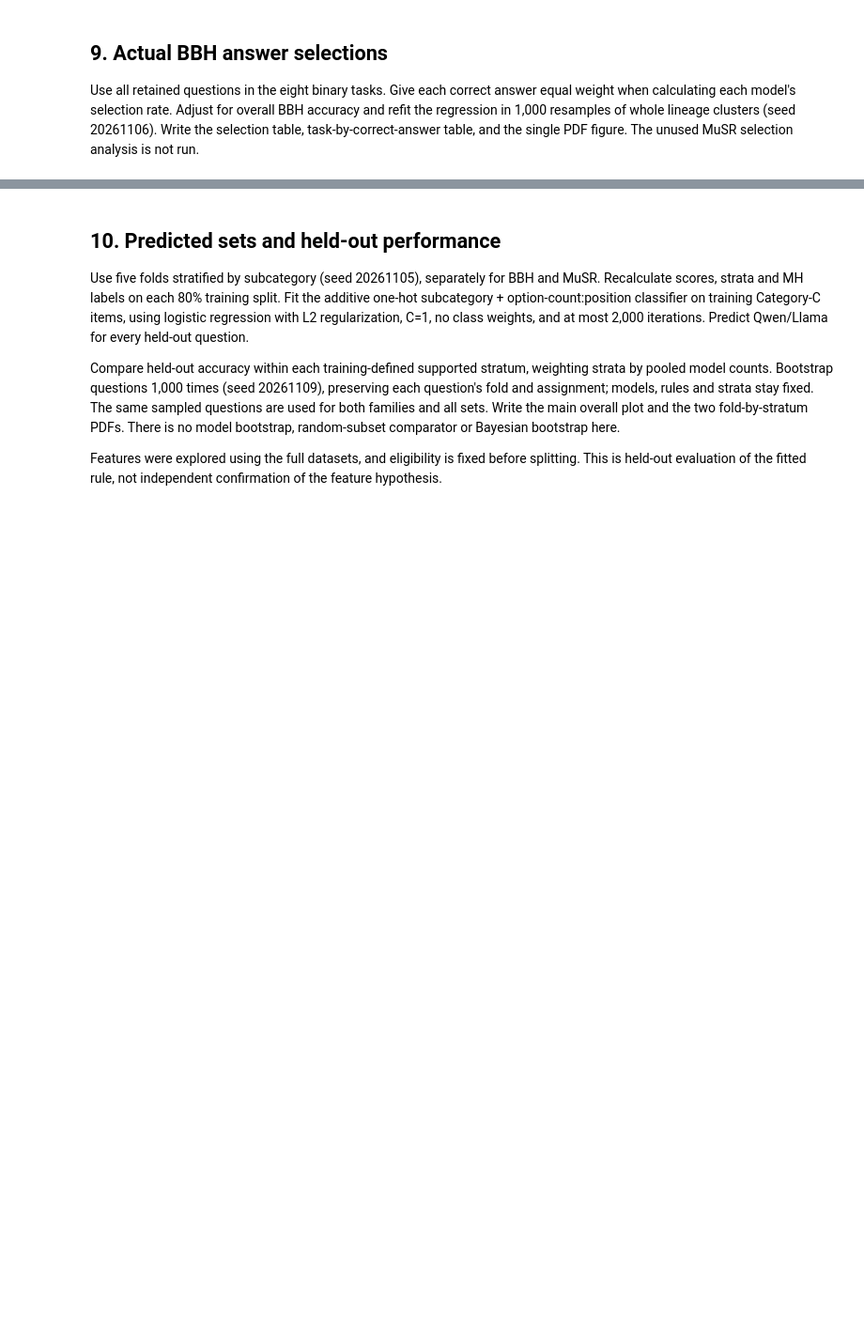
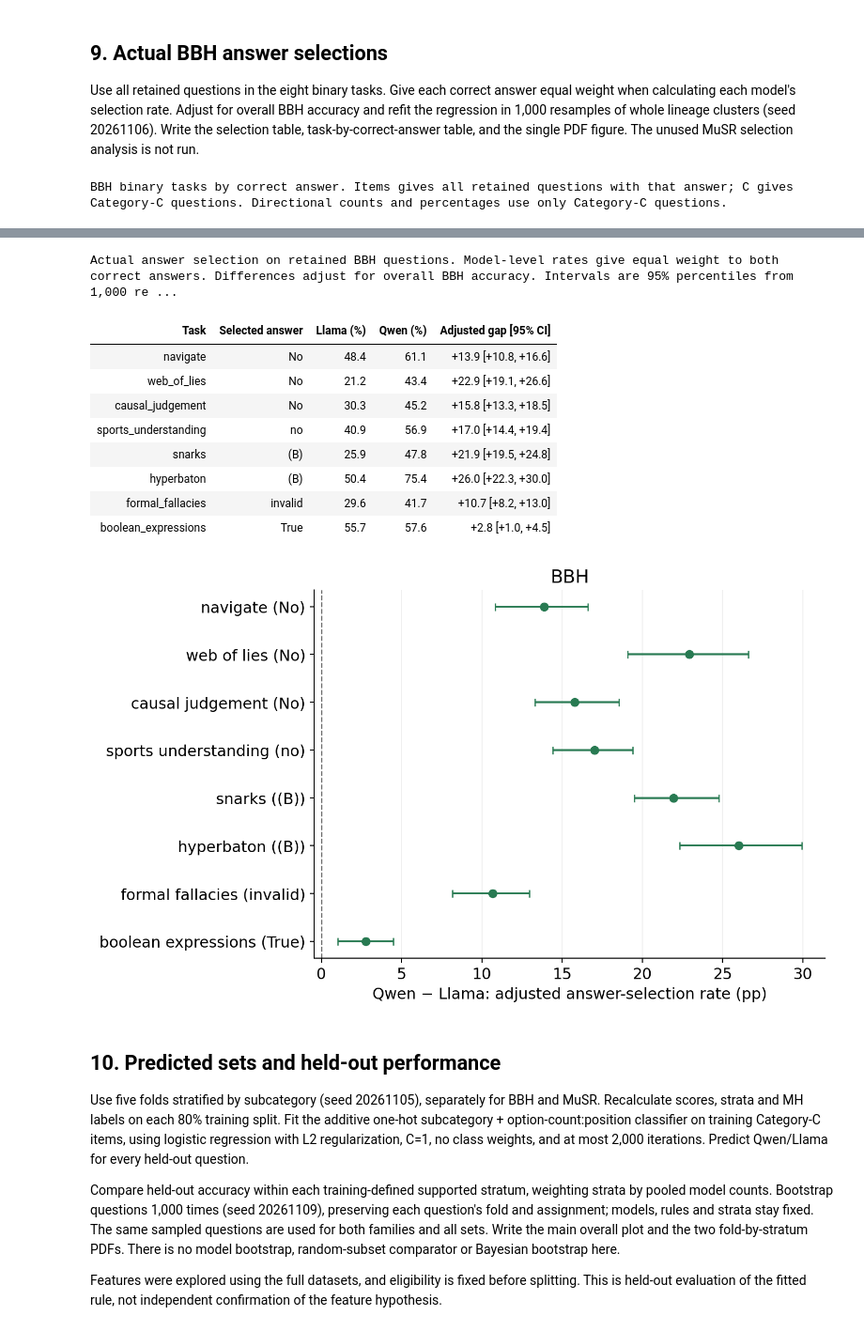
Before and after one commit to Jasoncho0914/llm-benchmark-dif, a Jupyter notebook: reproduce.ipynb, the cells around one changed output, grey strips where cells are left out. Shown at 94% size. Saved outputs shown, nothing was run; the diff lists cells and outputs as text; code cells hidden in the pictures; blank space fills up the shorter version.

```diff
--- a/reproduce.ipynb
+++ b/reproduce.ipynb
@@ -94,4 +291,6 @@ display(content.position_regressions(study))
 ## 9. Actual BBH answer selections
 Use all retained questions in the eight binary tasks. Give each correct answer equal weight when calculating each model's selection rate. Adjust for overall BBH accuracy and refit the regression in 1,000 resamples of whole lineage clusters (seed 20261106). Write the selection table, task-by-correct-answer table, and the single PDF figure. The unused MuSR selection analysis is not run.
 # %%
-display(content.answer_selections(study))
+content.answer_selections(study);
+# %% [output]
+BBH binary tasks by correct answer. Items gives all retained questions with that answer; C gives Category-C questions. Directional counts and percentages use only Category-C questions.
@@ -98,3 +314,14 @@ display(content.answer_selections(study))
+Actual answer selection on retained BBH questions. Model-level rates give equal weight to both correct answers. Differences adjust for overall BBH accuracy. Intervals are 95% percentiles from 1,000 re ...
+| Task | Selected answer | Llama (%) | Qwen (%) | Adjusted gap [95% CI] |
+| navigate | No | 48.4 | 61.1 | +13.9 [+10.8, +16.6] |
+| web_of_lies | No | 21.2 | 43.4 | +22.9 [+19.1, +26.6] |
+| causal_judgement | No | 30.3 | 45.2 | +15.8 [+13.3, +18.5] |
+| sports_understanding | no | 40.9 | 56.9 | +17.0 [+14.4, +19.4] |
+| snarks | (B) | 25.9 | 47.8 | +21.9 [+19.5, +24.8] |
+| hyperbaton | (B) | 50.4 | 75.4 | +26.0 [+22.3, +30.0] |
+| formal_fallacies | invalid | 29.6 | 41.7 | +10.7 [+8.2, +13.0] |
+| boolean_expressions | True | 55.7 | 57.6 | +2.8 [+1.0, +4.5] |
+[figure, added]
 # %% [markdown]
 ## 10. Predicted sets and held-out performance
 Use five folds stratified by subcategory (seed 20261105), separately for BBH and MuSR. Recalculate scores, strata and MH labels on each 80% training split. Fit the additive one-hot subcategory + option-count:position classifier on training Category-C items, using logistic regression with L2 regularization, C=1, no class weights, and at most 2,000 iterations. Predict Qwen/Llama for every held-out question.
```
Also changed, not shown: parts of 14 cells of this notebook, 28 other files.
